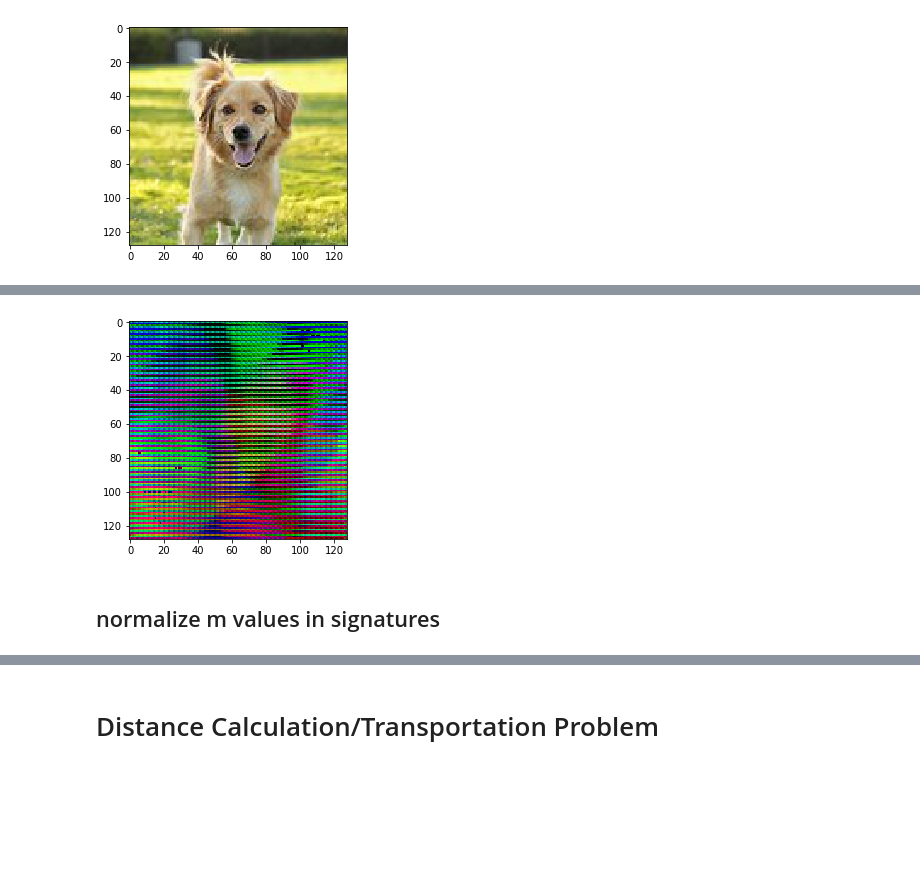
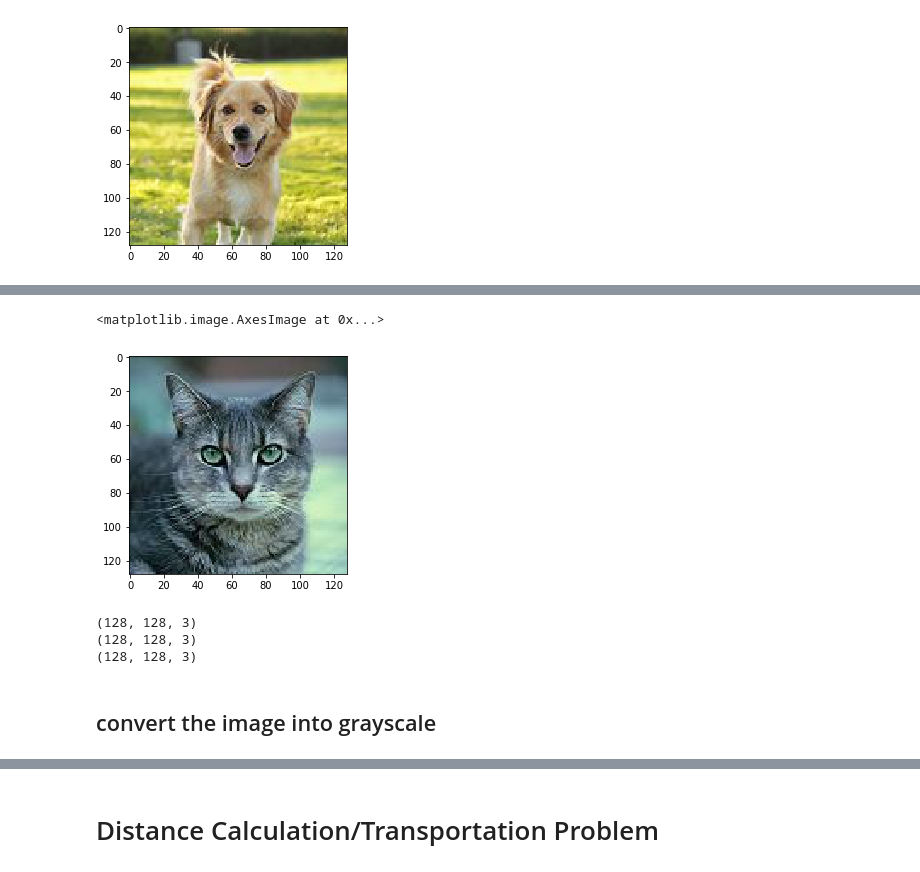
Before and after one commit to dorianHe/wasserstein_distance, a Jupyter notebook: wasserstein_distance.ipynb, the cells around one changed output, grey strips where cells are left out. Saved outputs shown, nothing was run; the diff lists cells and outputs as text; code cells hidden in the pictures; blank space fills up the shorter version.

Commit message:
distance calculation finished, one more image added

```diff
--- a/wasserstein_distance.ipynb
+++ b/wasserstein_distance.ipynb
@@ -14,6 +15,7 @@ import pulp
 # %%
 img_one = mpimg.imread('dog.jpg')
 img_two = mpimg.imread('dog_two.jpg')
+img_three = mpimg.imread('./cat.jpg')
 # %%
 plt.imshow(img_one)
 # %% [output]
@@ -87,7 +28,0 @@ clustered_img_one = deshaping(img_one_clustered)
-# %%
-plt.imshow(clustered_img_one)
-plt.show()
-# %% [output]
-[figure, removed]
-# %% [markdown]
-## normalize m values in signatures
@@ -101,0 +29,15 @@ norm_signature_two = normalization(signature_two)
+# %%
+plt.imshow(img_three)
+# %% [output]
+<matplotlib.image.AxesImage at 0x...>
+[figure, added]
+# %%
+print img_one.shape
+print img_two.shape
+print img_three.shape
+# %% [output]
+(128, 128, 3)
+(128, 128, 3)
+(128, 128, 3)
+# %% [markdown]
+## convert the image into grayscale
```
Also changed, not shown: parts of 46 cells of this notebook, 1 other file.
